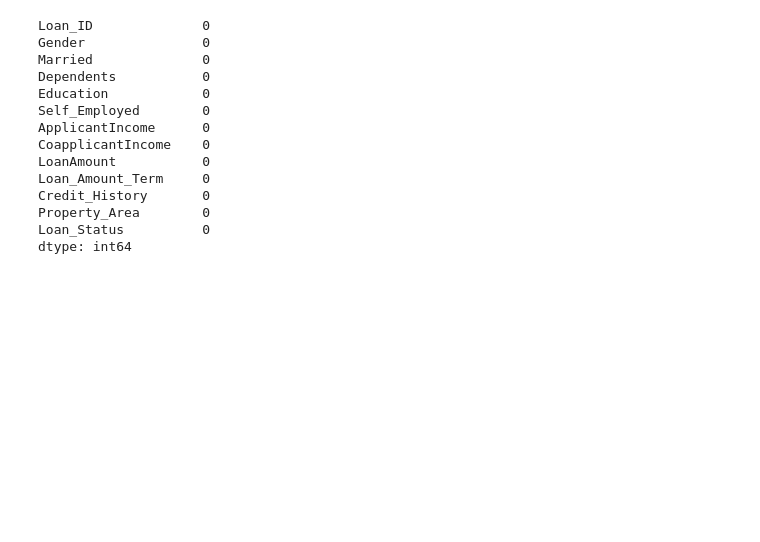
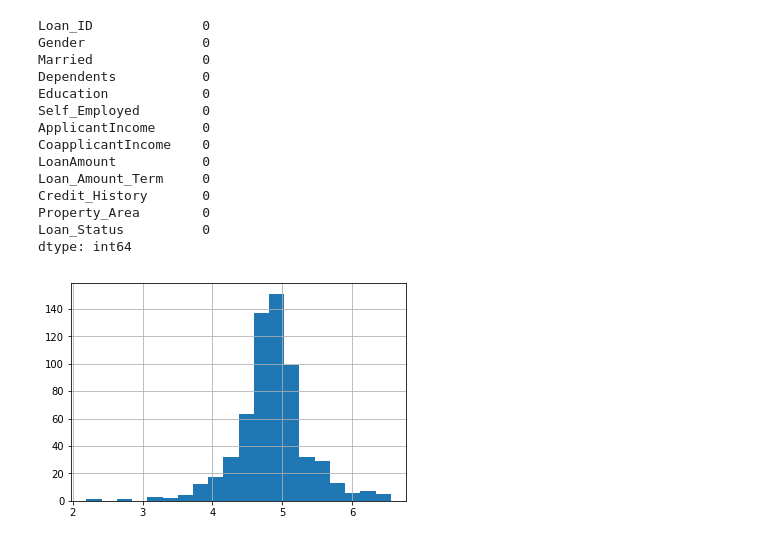
Before and after one commit to ThePhiri/loan_predictor, a Jupyter notebook: loan_predictor.ipynb, the cells around one changed output. Cells and saved outputs as stored; diff of their text form; code cells hidden in the pictures; blank space fills up the shorter version.

```diff
--- a/loan_predictor.ipynb
+++ b/loan_predictor.ipynb
@@ -307,3 +303,9 @@ test['Self_Employed'].fillna(train['Self_Employed'].mode()[0], inplace=True)
 test['Credit_History'].fillna(train['Credit_History'].mode()[0], inplace=True)
 test['Loan_Amount_Term'].fillna(train['Loan_Amount_Term'].mode()[0], inplace=True)
 test['LoanAmount'].fillna(train['LoanAmount'].median(), inplace=True)
+# %%
+train['LoanAmount_log'] = np.log(train['LoanAmount'])
+train['LoanAmount_log'].hist(bins=20)
+test['LoanAmount_log']=np.log(test['LoanAmount'])
+# %% [output]
+[figure, added]
```
Also changed, not shown: parts of 15 cells of this notebook, 1 other file.
